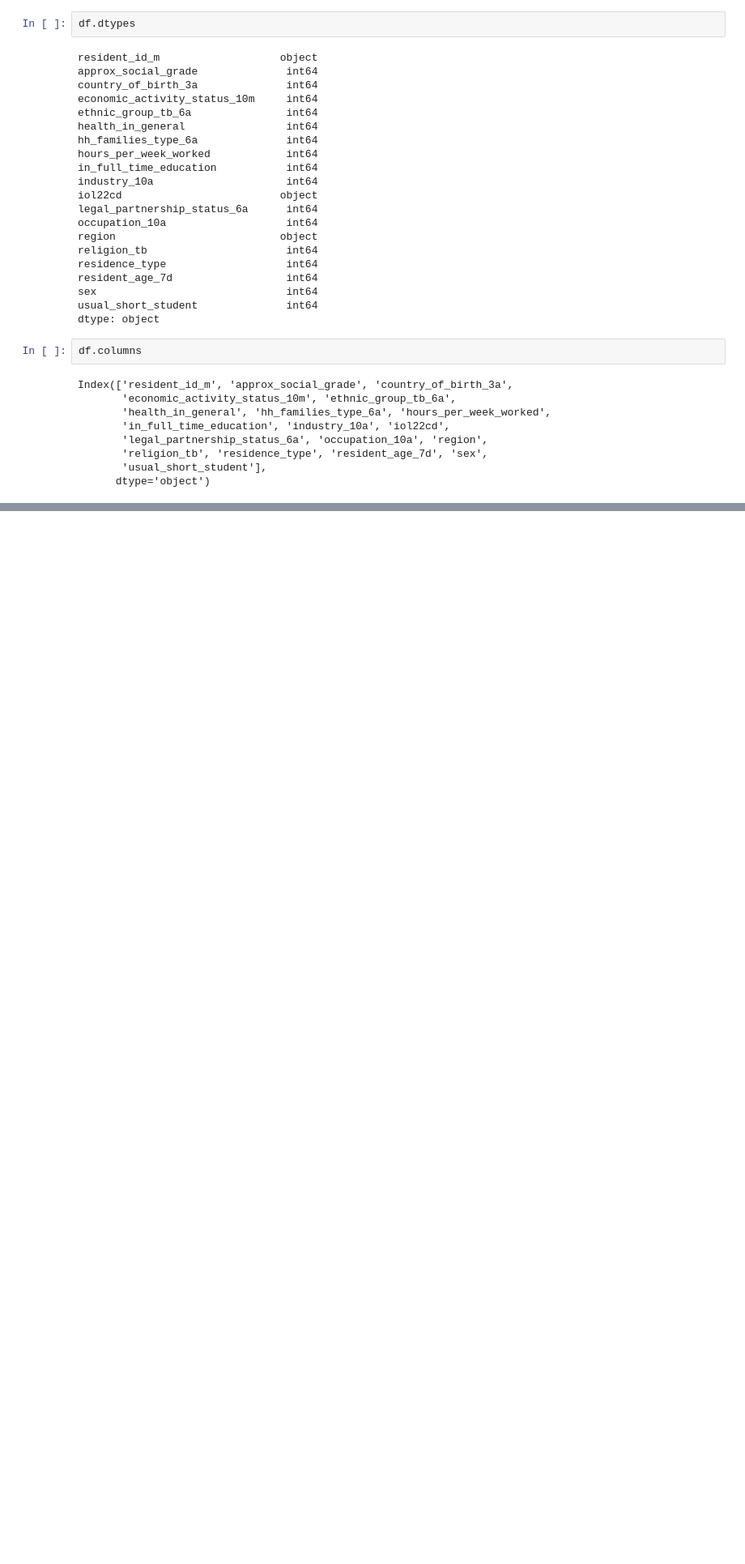
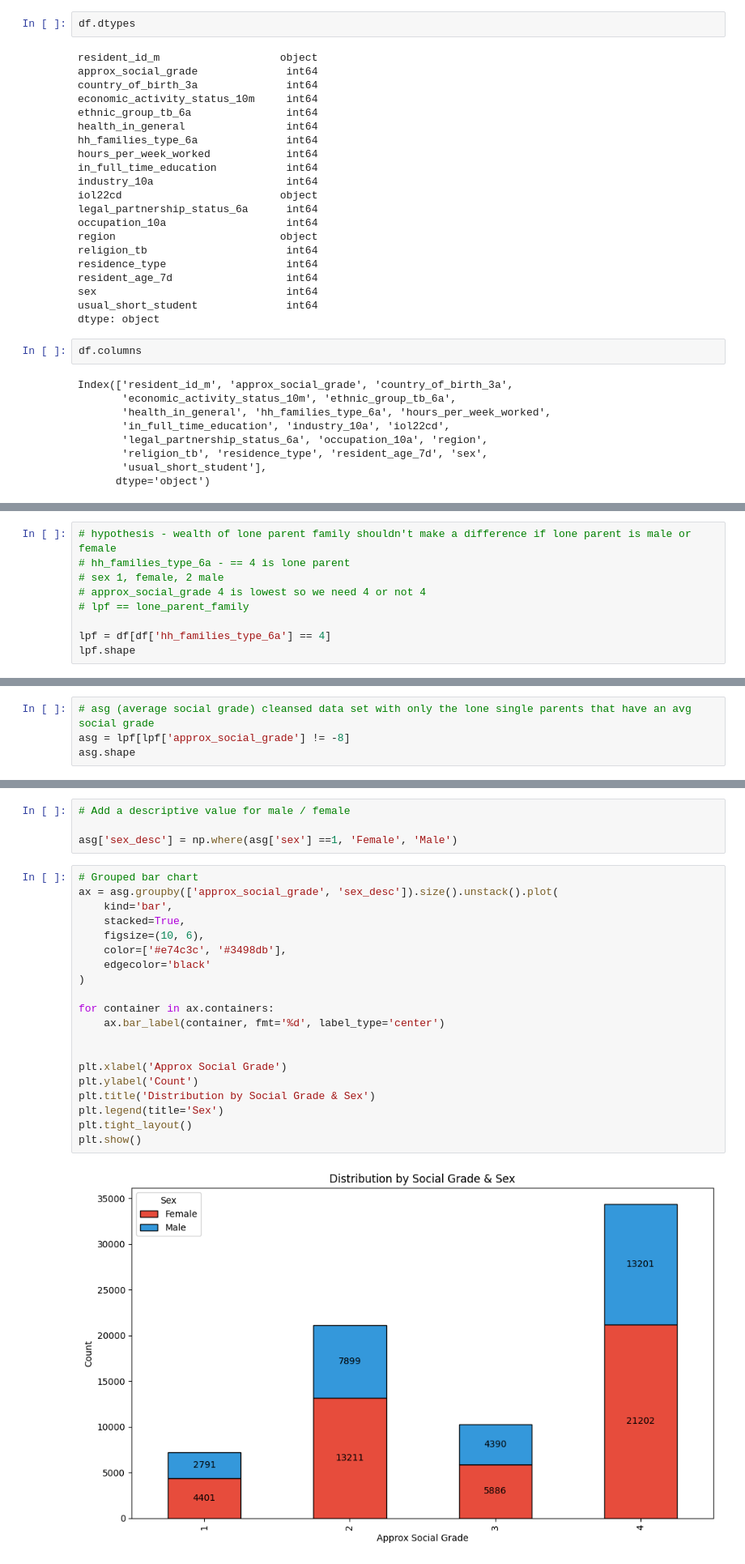
Before and after one commit to robwhite-lis/Everything_Counts_Assessment_2, a Jupyter notebook: census-codebook.ipynb, the cells around one changed output, grey strips where cells are left out. Shown at 81% size. Drawn from its saved outputs; the diff is of its cells as text; blank space fills up the shorter version.

```diff
--- a/census-codebook.ipynb
+++ b/census-codebook.ipynb
@@ -236,0 +233,9 @@ upatio-8  Does not apply
+# %%
+# hypothesis - wealth of lone parent family shouldn't make a difference if lone parent is male or female
+# hh_families_type_6a - == 4 is lone parent
+# sex 1, female, 2 male
+# approx_social_grade 4 is lowest so we need 4 or not 4
+# lpf == lone_parent_family
+
+lpf = df[df['hh_families_type_6a'] == 4]
+lpf.shape
@@ -236,0 +250,4 @@ upatio-8  Does not apply
+# %%
+# asg (average social grade) cleansed data set with only the lone single parents that have an avg social grade
+asg = lpf[lpf['approx_social_grade'] != -8]
+asg.shape
@@ -236,0 +256,26 @@ upatio-8  Does not apply
+# %%
+# Add a descriptive value for male / female
+
+asg['sex_desc'] = np.where(asg['sex'] ==1, 'Female', 'Male')
+# %%
+# Grouped bar chart
+ax = asg.groupby(['approx_social_grade', 'sex_desc']).size().unstack().plot(
+    kind='bar',
+    stacked=True,
+    figsize=(10, 6),
+    color=['#e74c3c', '#3498db'],
+    edgecolor='black'
+)
+
+for container in ax.containers:
+    ax.bar_label(container, fmt='%d', label_type='center')
+
+
+plt.xlabel('Approx Social Grade')
+plt.ylabel('Count')
+plt.title('Distribution by Social Grade & Sex')
+plt.legend(title='Sex')
+plt.tight_layout()
+plt.show()
+# %% [output]
+[figure, added]
```
Also changed, not shown: parts of 6 cells of this notebook.
